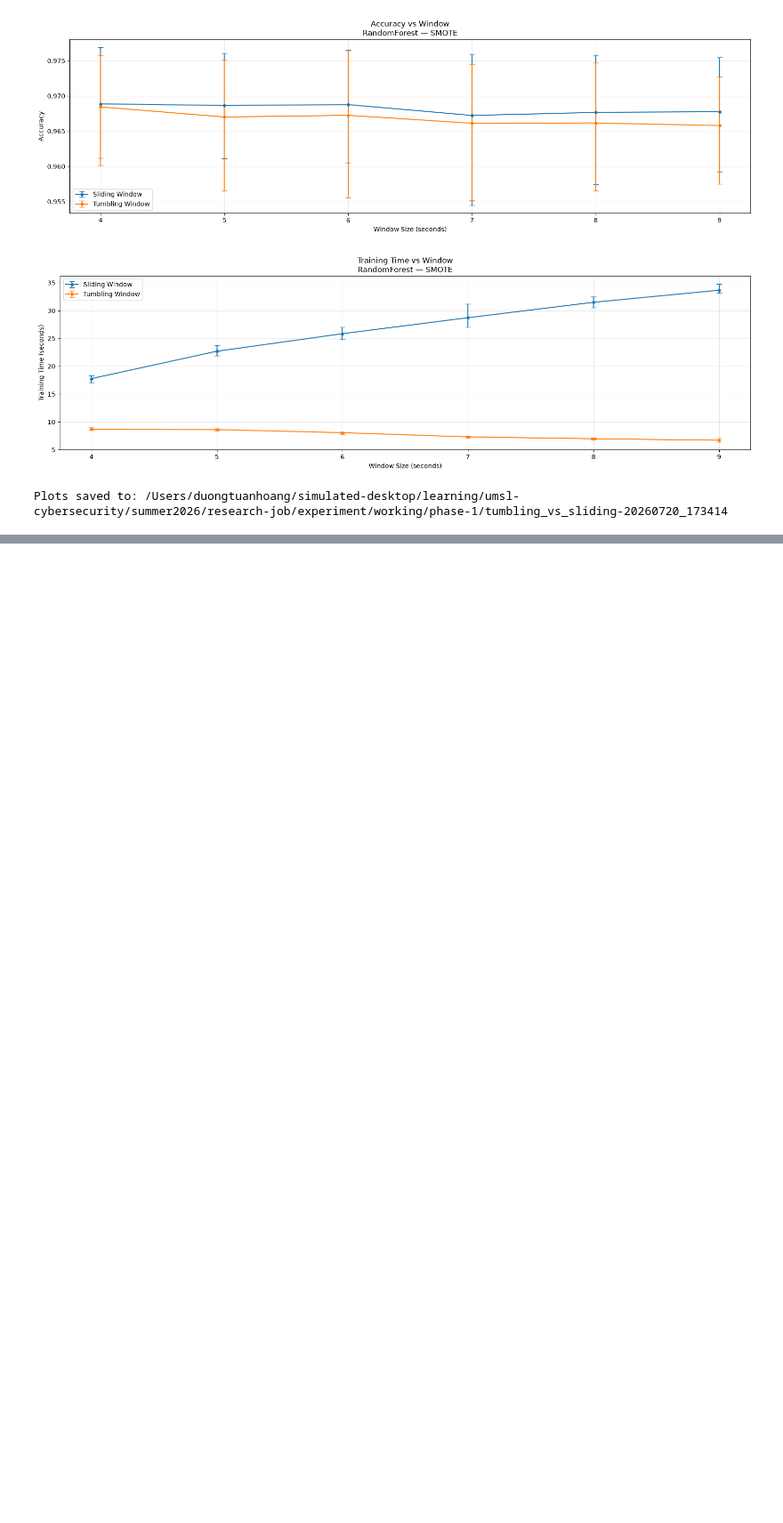
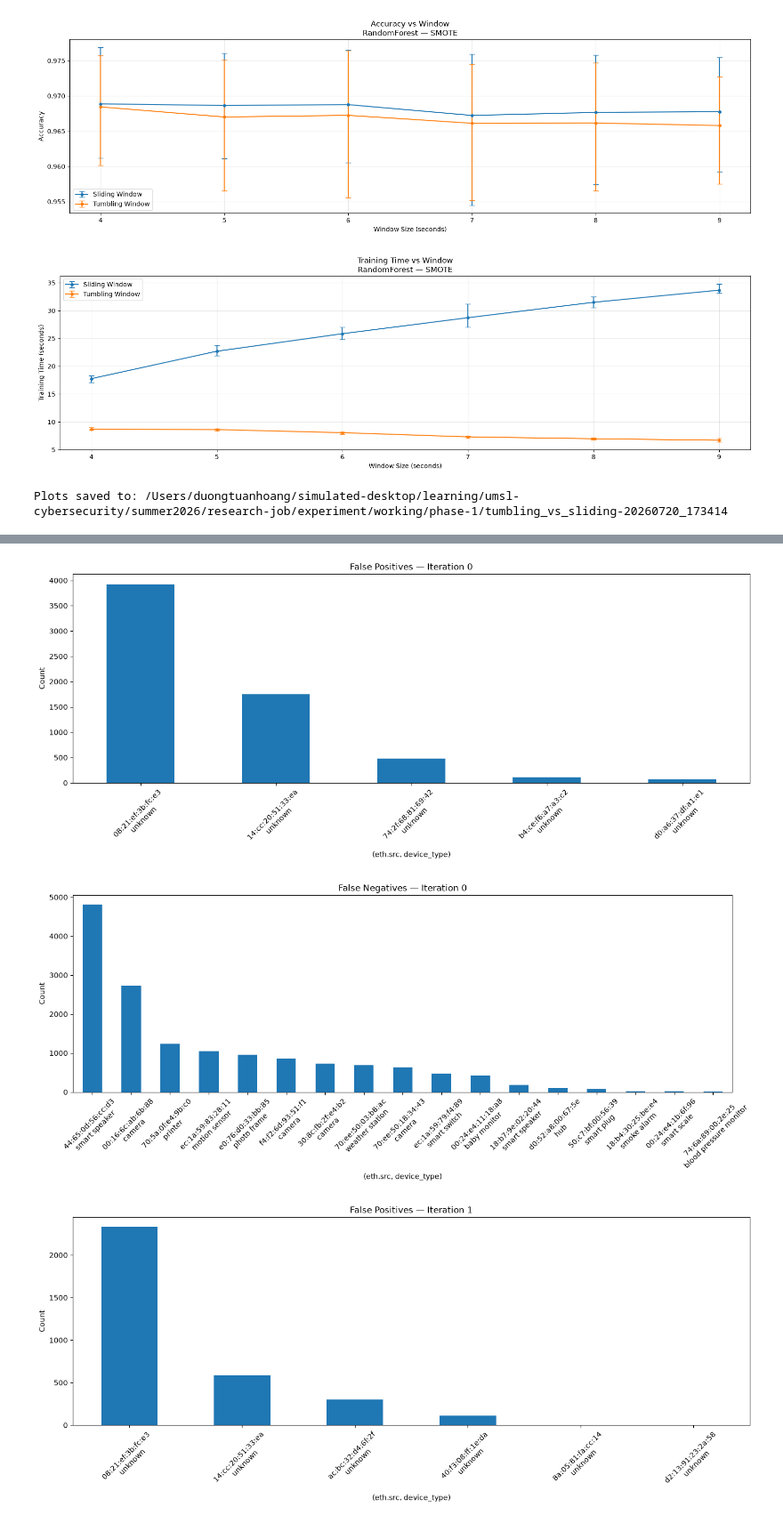
Before and after one commit to dtuan2604/NetSysResearch, a Jupyter notebook: experiment/working/phase-1/notebook.ipynb, the cells around one changed output, grey strips where cells are left out. Shown at 89% size. Cells and saved outputs as stored; diff of their text form; code cells hidden in the pictures; blank space fills up the shorter version.

```diff
--- a/experiment/working/phase-1/notebook.ipynb
+++ b/experiment/working/phase-1/notebook.ipynb
@@ -931,0 +952,5 @@ for file in csv_files_2:
+# %%
+features, _ = calculate_features(csv_files_1, DEBUG_WINDOW)
+labeled_dataset = label_features(features, device_dict_1)
+# %%
+X, y = labeled_dataset[all_features], labeled_dataset[label]
@@ -931,0 +1179,2 @@ for file in csv_files_2:
+# %%
+metric_df = pd.DataFrame(metrics)
@@ -931,0 +1190,42 @@ for file in csv_files_2:
+# %%
+def plot_errors_by_iteration(metric_df: pd.DataFrame) -> None:
+    for _, row in metric_df.iterrows():
+        iteration = row["iteration"]
+
+        for column, title in [
+            ("false_positives", "False Positives"),
+            ("false_negatives", "False Negatives"),
+        ]:
+            error_dict = row[column]
+
+            plot_df = pd.DataFrame(
+                [
+                    {
+                        "category": f"{eth_src}\n{device_type}",
+                        "count": count,
+                    }
+                    for (eth_src, device_type), count in error_dict.items()
+                ]
+            ).sort_values("count", ascending=False)
+
+            ax = plot_df.plot(
+                x="category",
+                y="count",
+                kind="bar",
+                figsize=(14, 6),
+                legend=False,
+            )
+
+            ax.set_title(f"{title} — Iteration {iteration}")
+            ax.set_xlabel("(eth.src, device_type)")
+            ax.set_ylabel("Count")
+            ax.tick_params(axis="x", rotation=45)
+
+            plt.tight_layout()
+            plt.show()
+# %%
+plot_errors_by_iteration(metric_df)
+# %% [output]
+[figure, added]
+[figure, added]
+[figure, added]
```
Also changed, not shown: parts of 14 cells of this notebook, 3 other files.
